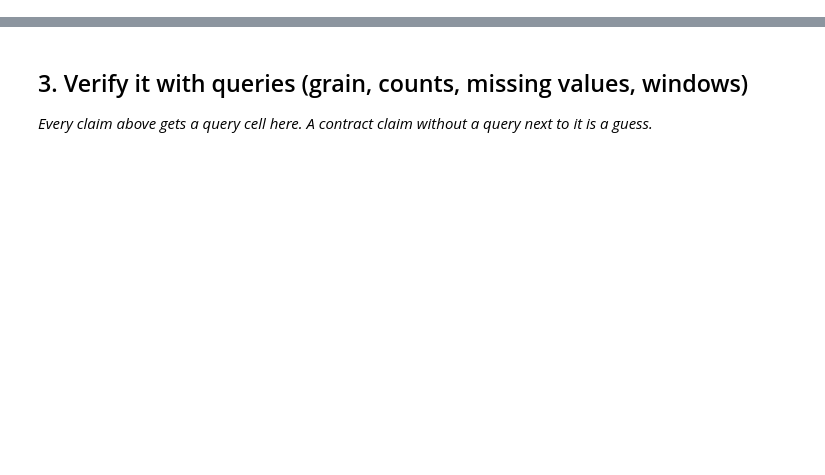
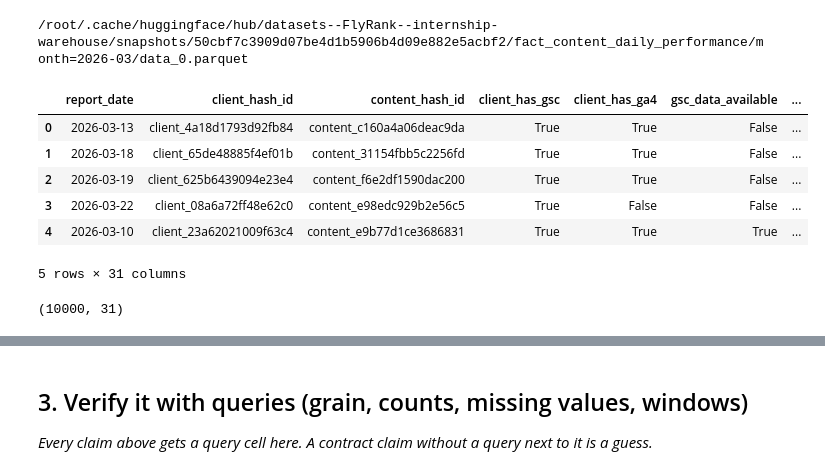
Before and after one commit to faheem-danish/internship-starter-1, a Jupyter notebook: work/notebooks/w03_data_contract.ipynb, the cells around one changed output, grey strips where cells are left out. Drawn from its saved outputs; the diff is of its cells as text; code cells hidden in the pictures; blank space fills up the shorter version.

```diff
--- a/work/notebooks/w03_data_contract.ipynb
+++ b/work/notebooks/w03_data_contract.ipynb
@@ -12,0 +9,7 @@ This skeleton is yours to fill. Work the sections **in order** — each one has
+# %%
+from google.colab import userdata
+from datasets import load_dataset
+
+token = userdata.get("HF_TOKEN")
+
+print("Token loaded successfully")
@@ -12,0 +18,11 @@ This skeleton is yours to fill. Work the sections **in order** — each one has
+# %%
+from huggingface_hub import list_repo_files
+
+files = list_repo_files(
+    "FlyRank/internship-warehouse",
+    repo_type="dataset",
+    token=token
+)
+
+for f in files[:20]:
+    print(f)
@@ -12,0 +50,33 @@ This skeleton is yours to fill. Work the sections **in order** — each one has
+# %%
+from huggingface_hub import hf_hub_download
+
+march_file = hf_hub_download(
+    repo_id="FlyRank/internship-warehouse",
+    filename="fact_content_daily_performance/month=2026-03/data_0.parquet",
+    repo_type="dataset",
+    token=token
+)
+
+print(march_file)
+# %% [output]
+/root/.cache/huggingface/hub/datasets--FlyRank--internship-warehouse/snapshots/50cbf7c3909d07be4d1b5906b4d09e882e5acbf2/fact_content_daily_performance/month=2026-03/data_0.parquet
+# %%
+march_df = con.execute(f"""
+SELECT *
+FROM read_parquet('{march_file}')
+USING SAMPLE 10000 ROWS
+""").df()
+
+march_df.head()
+# %% [output]
+|  | report_date | client_hash_id | content_hash_id | client_has_gsc | client_has_ga4 | gsc_data_available | ... |
+| 0 | 2026-03-13 | client_4a18d1793d92fb84 | content_c160a4a06deac9da | True | True | False | ... |
+| 1 | 2026-03-18 | client_65de48885f4ef01b | content_31154fbb5c2256fd | True | True | False | ... |
+| 2 | 2026-03-19 | client_625b6439094e23e4 | content_f6e2df1590dac200 | True | True | False | ... |
+| 3 | 2026-03-22 | client_08a6a72ff48e62c0 | content_e98edc929b2e56c5 | True | False | False | ... |
+| 4 | 2026-03-10 | client_23a62021009f63c4 | content_e9b77d1ce3686831 | True | True | True | ... |
+5 rows × 31 columns
+# %%
+march_df.shape
+# %% [output]
+(10000, 31)
```
Also changed, not shown: parts of 22 cells of this notebook.
